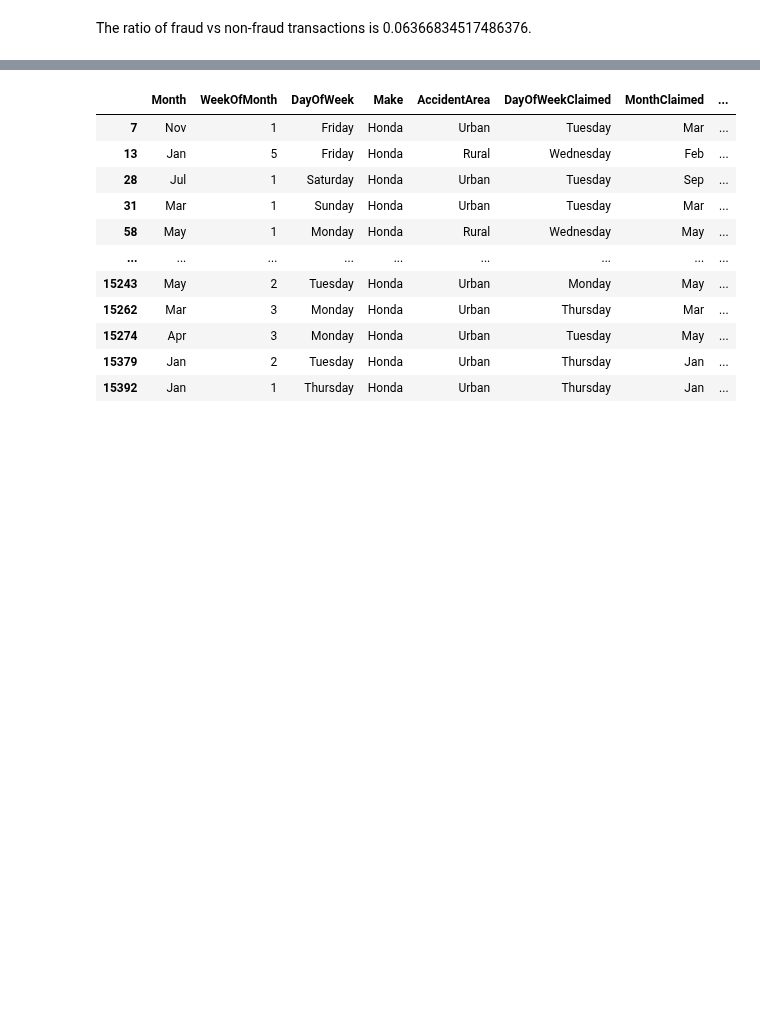
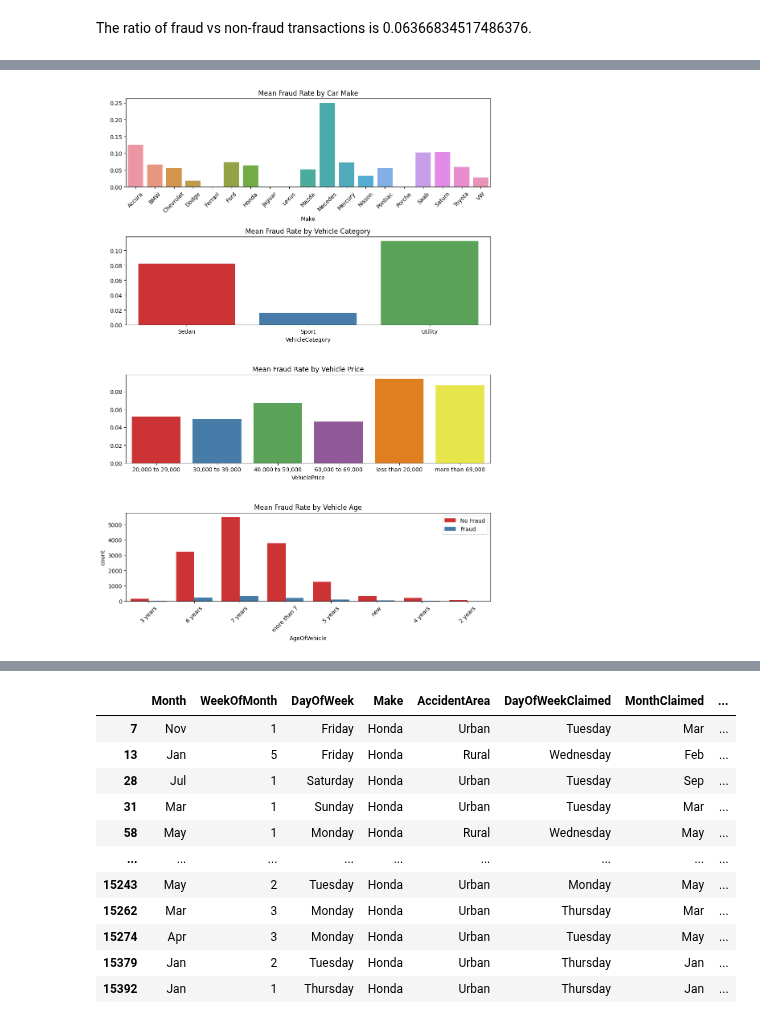
Before and after one commit to dapscc/bt4012_fraud, a Jupyter notebook: eda.ipynb, the cells around one changed output, grey strips where cells are left out. Cells and saved outputs as stored; diff of their text form; code cells hidden in the pictures; blank space fills up the shorter version.

```diff
--- a/eda.ipynb
+++ b/eda.ipynb
@@ -103,0 +199,26 @@ sns.pointplot(x=age_fraud.index, y=age_fraud.values, ax=ax[1])
+# %%
+make_fraud = df.groupby('Make')['FraudFound'].mean()
+category_fraud = df.groupby('VehicleCategory')['FraudFound'].mean()
+price_fraud = df.groupby('VehiclePrice')['FraudFound'].mean()
+vehAge_fraud = df.groupby('AgeOfVehicle')['FraudFound'].mean()
+
+fig, ax = plt.subplots(4, 1, figsize=(10,14))
+
+sns.barplot(x=make_fraud.index, y=make_fraud.values, ax=ax[0])
+sns.barplot(x=category_fraud.index, y=category_fraud.values, ax=ax[1])
+sns.barplot(x=price_fraud.index, y=price_fraud.values, ax=ax[2])
+sns.countplot(x = 'AgeOfVehicle', hue = "FraudFound", data = df)
+
+ax[0].set_xticklabels(ax[0].get_xticklabels(), rotation=45)
+ax[3].set_xticklabels(ax[3].get_xticklabels(), rotation=45)
+
+
+ax[0].set_title('Mean Fraud Rate by Car Make')
+ax[1].set_title('Mean Fraud Rate by Vehicle Category')
+ax[2].set_title('Mean Fraud Rate by Vehicle Price')
+ax[3].set_title('Mean Fraud Rate by Vehicle Age')
+ax[3].legend(['No Fraud','Fraud'], loc ='upper right')
+
+plt.tight_layout()
+# %% [output]
+[figure, added]
```
Also changed, not shown: parts of 34 cells of this notebook.
